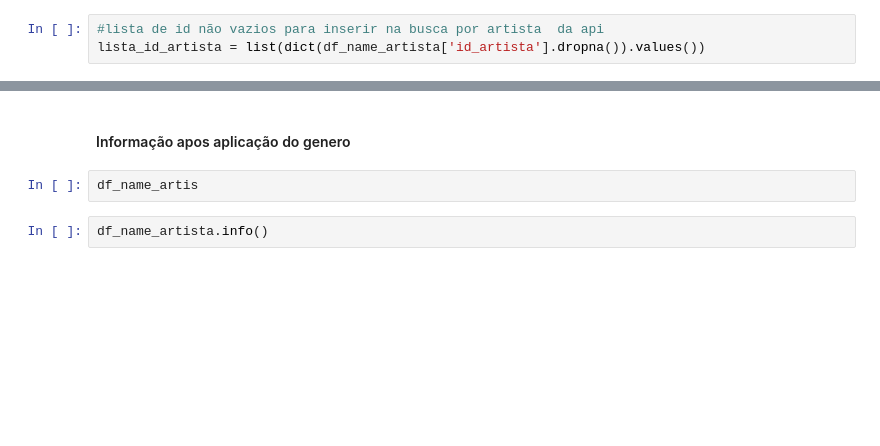
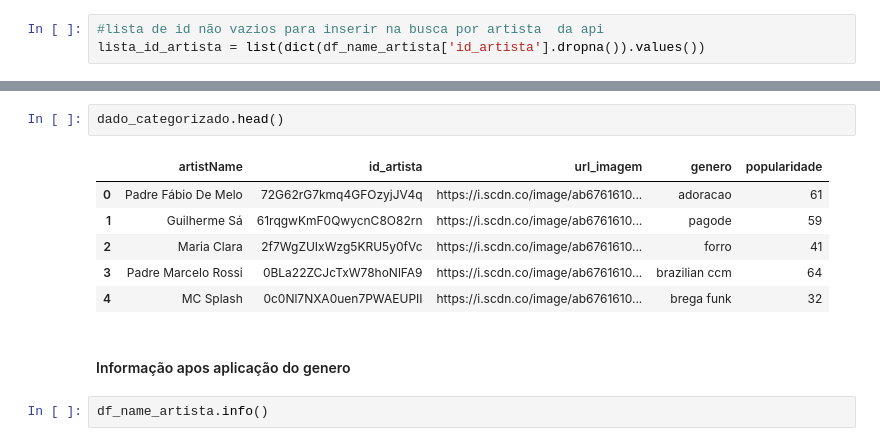
Before and after one commit to JheyssonDouglas/Projeto_Modulo_5, a Jupyter notebook: NotebooksMateus/alimentandoBasespotifyApi.ipynb, the cells around one changed output, grey strips where cells are left out. Cells and saved outputs as stored; diff of their text form; blank space fills up the shorter version.

```diff
--- a/NotebooksMateus/alimentandoBasespotifyApi.ipynb
+++ b/NotebooksMateus/alimentandoBasespotifyApi.ipynb
@@ -293,7 +344,14 @@ data_artista['artists'][0]['popularity']#popularidade
+# %%
+dado_categorizado.head()
+# %% [output]
+|  | artistName | id_artista | url_imagem | genero | popularidade |
+| 0 | Padre Fábio De Melo | 72G62rG7kmq4GFOzyjJV4q | https://i.scdn.co/image/ab6761610... | adoracao | 61 |
+| 1 | Guilherme Sá | 61rqgwKmF0QwycnC8O82rn | https://i.scdn.co/image/ab6761610... | pagode | 59 |
+| 2 | Maria Clara | 2f7WgZUIxWzg5KRU5y0fVc | https://i.scdn.co/image/ab6761610... | forro | 41 |
+| 3 | Padre Marcelo Rossi | 0BLa22ZCJcTxW78hoNlFA9 | https://i.scdn.co/image/ab6761610... | brazilian ccm | 64 |
+| 4 | MC Splash | 0c0Nl7NXA0uen7PWAEUPII | https://i.scdn.co/image/ab6761610... | brega funk | 32 |
 # %% [markdown]
 #### Informação apos aplicação do genero
-# %%
-df_name_artis
 # %%
 df_name_artista.info()
 # %% [output]
```
Also changed, not shown: parts of 20 cells of this notebook, 2 other files.
